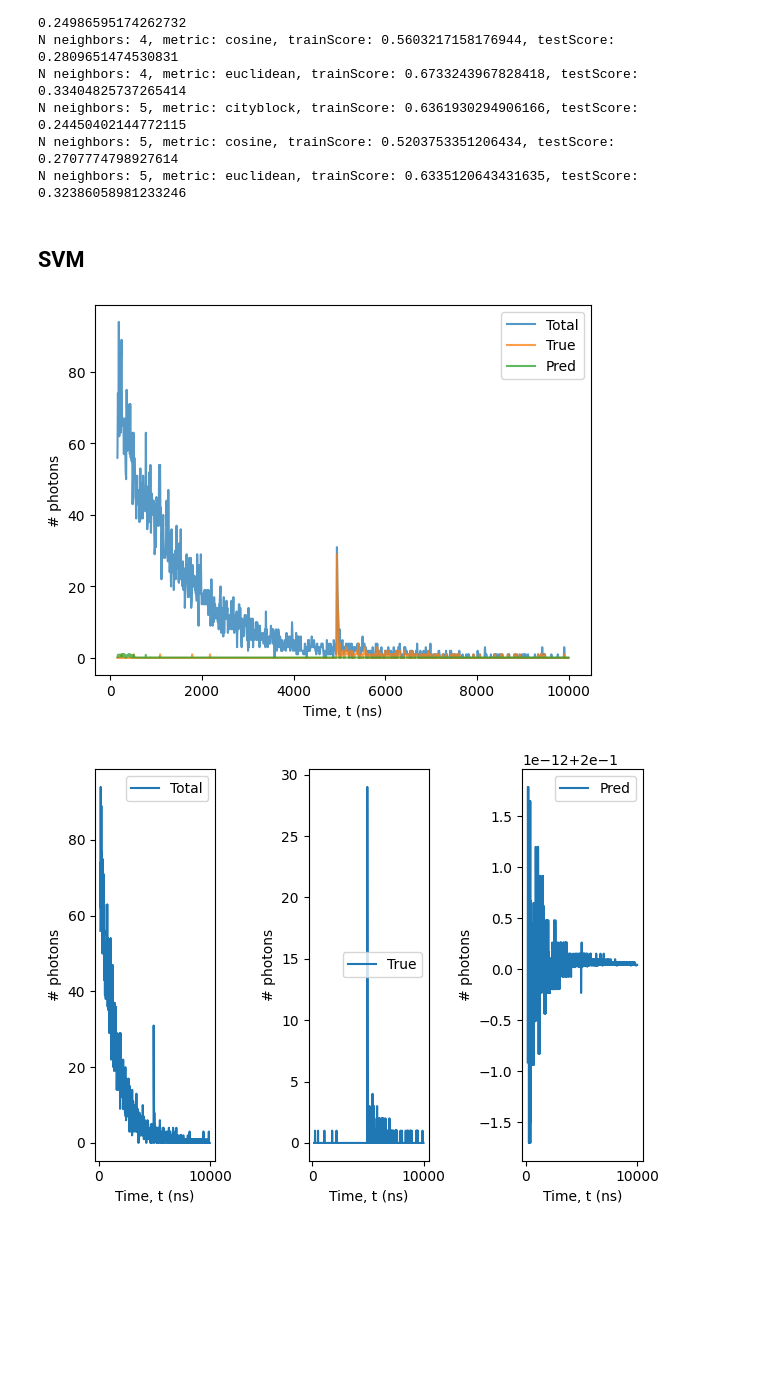
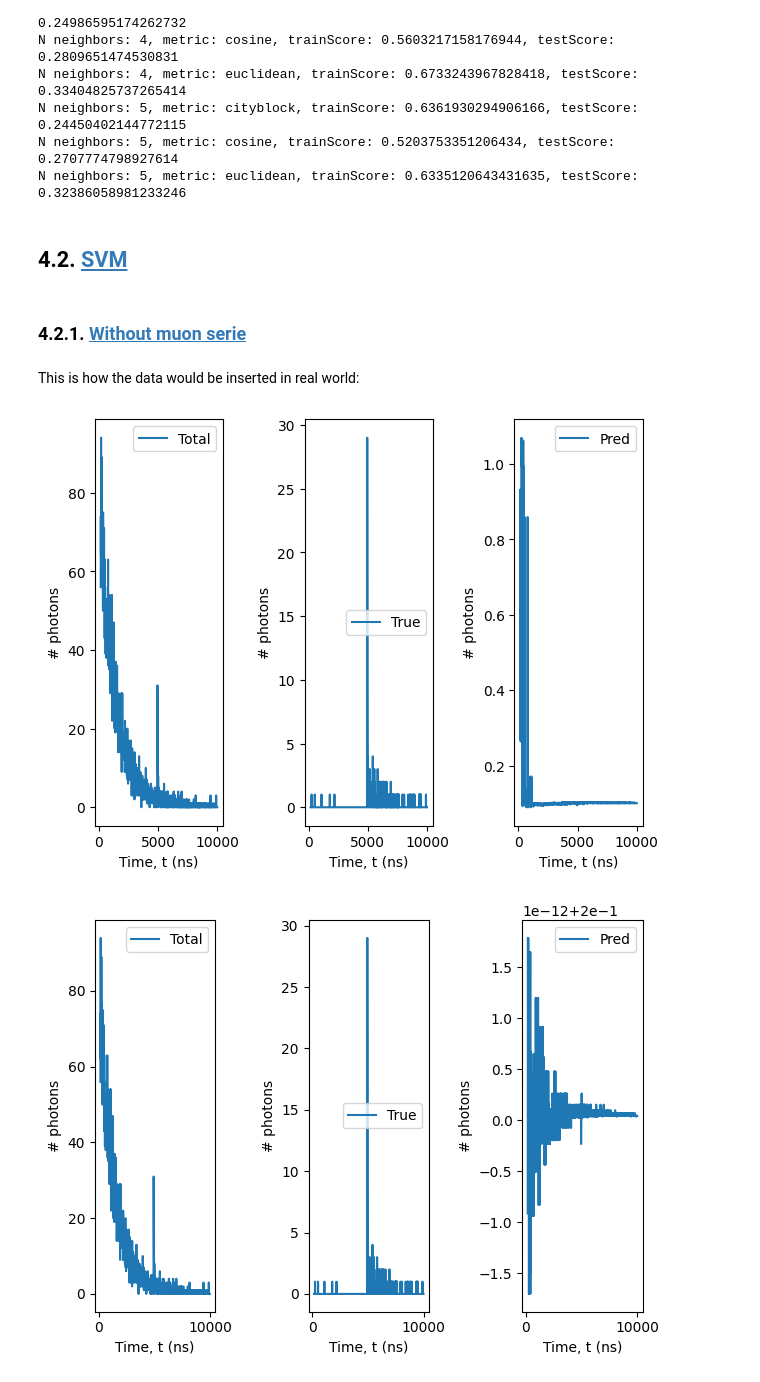
Before and after one commit to JaviGamero/LArTPC_Calibration, a Jupyter notebook: scripts/python/signalDecompose/ML_Algorithms.ipynb, the cells around one changed output. Drawn from its saved outputs; the diff is of its cells as text; code cells hidden in the pictures; blank space fills up the shorter version.

```diff
--- a/scripts/python/signalDecompose/ML_Algorithms.ipynb
+++ b/scripts/python/signalDecompose/ML_Algorithms.ipynb
@@ -304,21 +327,25 @@ N neighbors: 4, metric: euclidean, trainScore: 0.6733243967828418, testScore: 0.
 N neighbors: 5, metric: cityblock, trainScore: 0.6361930294906166, testScore: 0.24450402144772115
 N neighbors: 5, metric: cosine, trainScore: 0.5203753351206434, testScore: 0.2707774798927614
 N neighbors: 5, metric: euclidean, trainScore: 0.6335120643431635, testScore: 0.32386058981233246
-# %% [markdown]
-## SVM
+# %% [markdown]
+## 4.2. <a id='toc4_2_'></a>[SVM](#toc0_)
+# %% [markdown]
+### 4.2.1. <a id='toc4_2_1_'></a>[Without muon serie](#toc0_)
+# %% [markdown]
+This is how the data would be inserted in real world:
 # %%
 from sklearn.svm import SVR
 
 i = 5
 q = quality(t)
 svm = SVR(kernel='rbf', C=1.0)
 svm.fit(X_train[i,:].reshape(-1,1), y_train[i,:])
 y_pred = svm.predict(X_train[8,:].reshape(-1,1))
 
 v = [X_train[8,:], y_train[8,:], y_pred]
-plotSignals(t, v, ['Total', 'True', 'Pred'])
+plotSignals(t, v, ['Total', 'True', 'Pred'], sep=True)
 # %% [output]
-[figure, old version]
+[figure, new version]
 # %%
 from sklearn.model_selection import GridSearchCV
 
```
Also changed, not shown: parts of 33 cells of this notebook, 1 other file.
